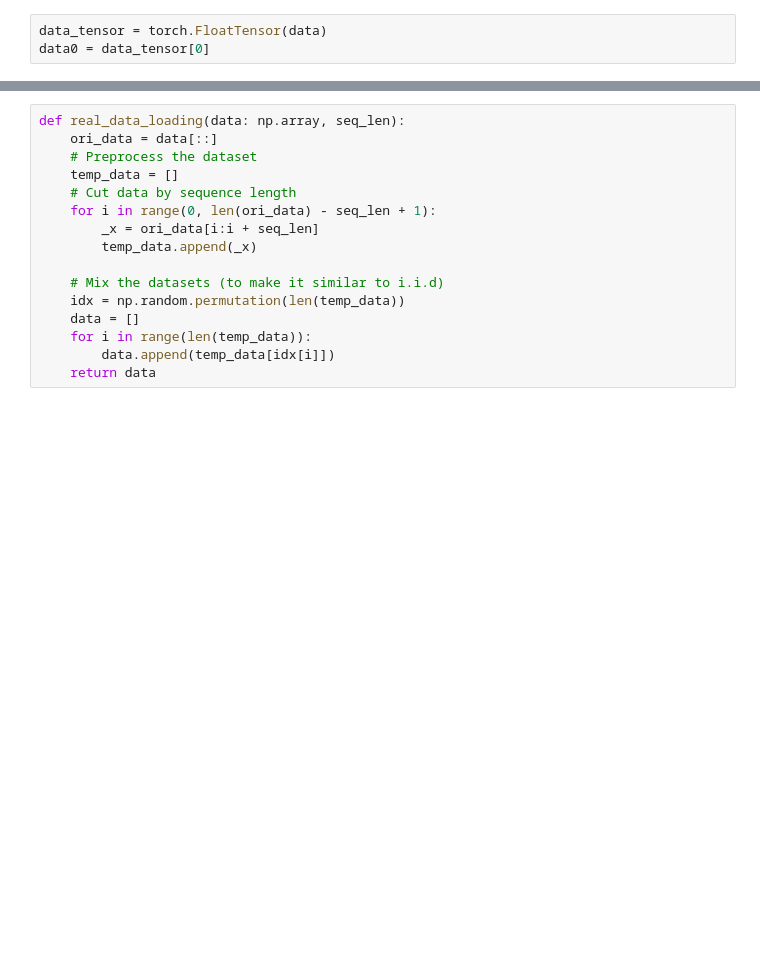
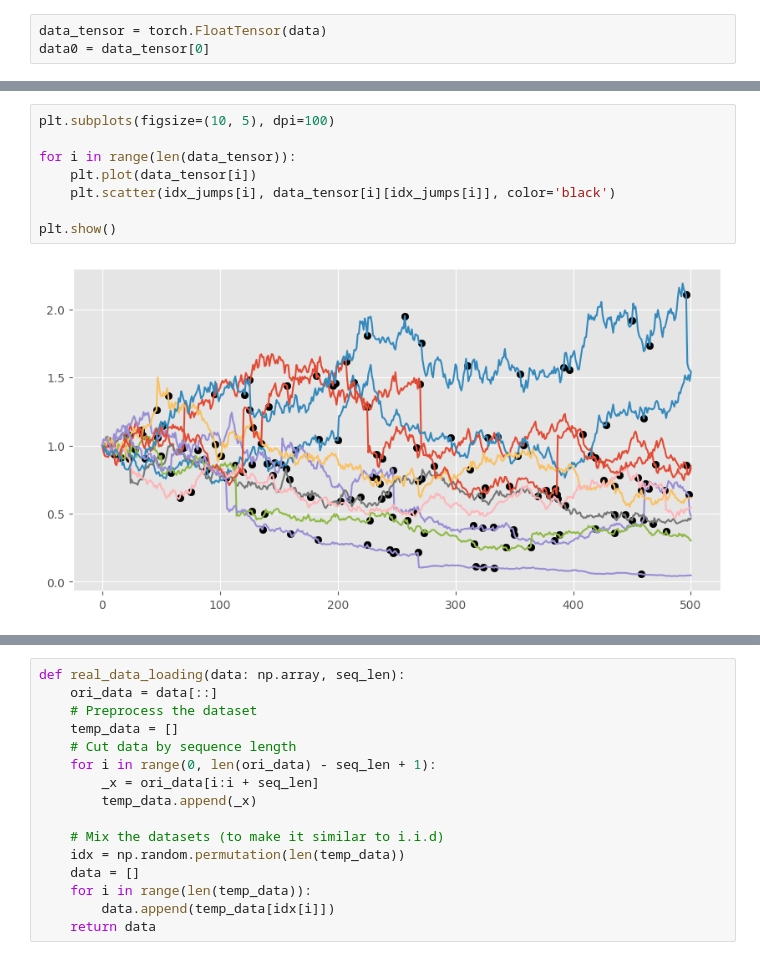
Before and after one commit to kirillzx/JDFlow, a Jupyter notebook: generator_main.ipynb, the cells around one changed output, grey strips where cells are left out. Drawn from its saved outputs; the diff is of its cells as text; blank space fills up the shorter version.

```diff
--- a/generator_main.ipynb
+++ b/generator_main.ipynb
@@ -235,0 +233,10 @@ plt.show()
+# %%
+plt.subplots(figsize=(10, 5), dpi=100)
+
+for i in range(len(data_tensor)):
+    plt.plot(data_tensor[i])
+    plt.scatter(idx_jumps[i], data_tensor[i][idx_jumps[i]], color='black')
+
+plt.show()
+# %% [output]
+[figure, added]
```
Also changed, not shown: parts of 38 cells of this notebook.
